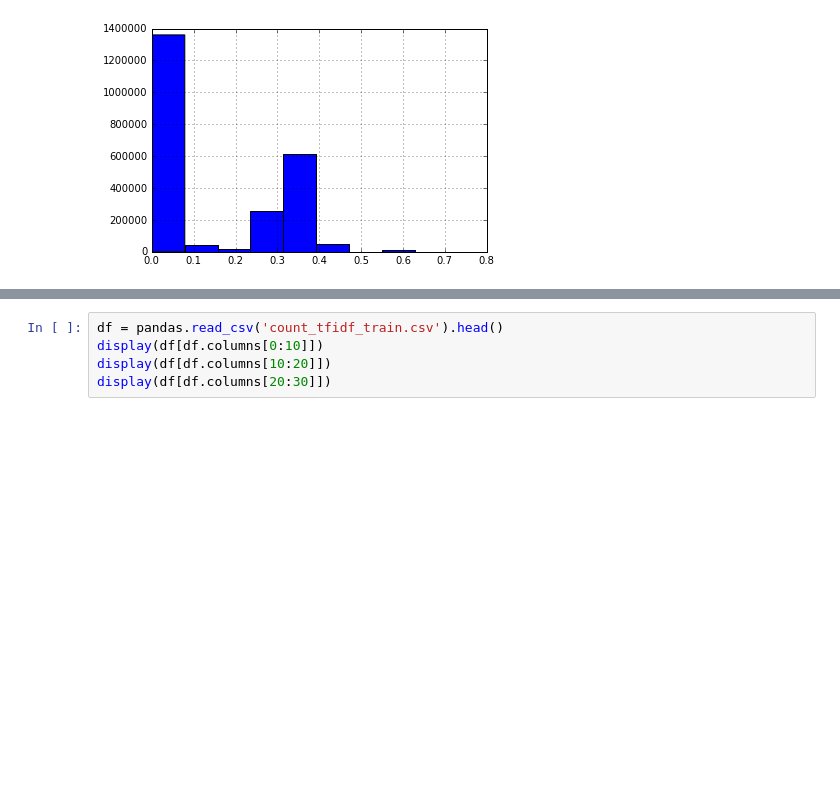
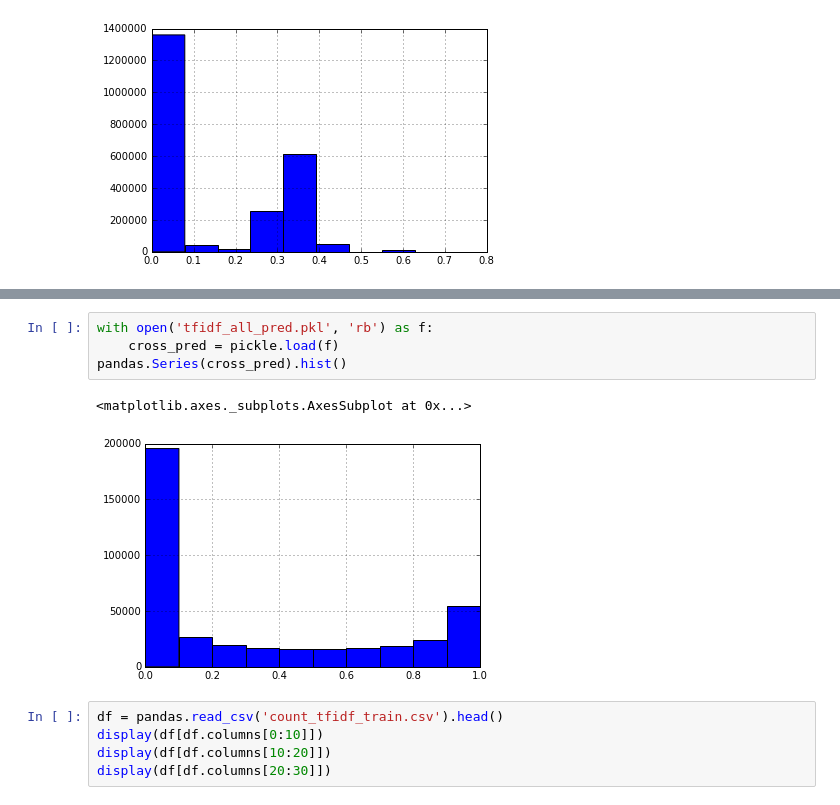
Before and after one commit to tkm2261/kaggle_quora, a Jupyter notebook: protos/Untitled.ipynb, the cells around one changed output, grey strips where cells are left out. Drawn from its saved outputs; the diff is of its cells as text; blank space fills up the shorter version.

```diff
--- a/protos/Untitled.ipynb
+++ b/protos/Untitled.ipynb
@@ -16,3 +40,10 @@ pandas.read_csv('submit.csv')['is_duplicate'].hist()
+# %%
+with open('tfidf_all_pred.pkl', 'rb') as f:
+    cross_pred = pickle.load(f)
+pandas.Series(cross_pred).hist()
+# %% [output]
+<matplotlib.axes._subplots.AxesSubplot at 0x...>
+[figure, added]
 # %%
 df = pandas.read_csv('count_tfidf_train.csv').head()
 display(df[df.columns[0:10]])
```
Also changed, not shown: parts of 17 cells of this notebook, 14 other files.
